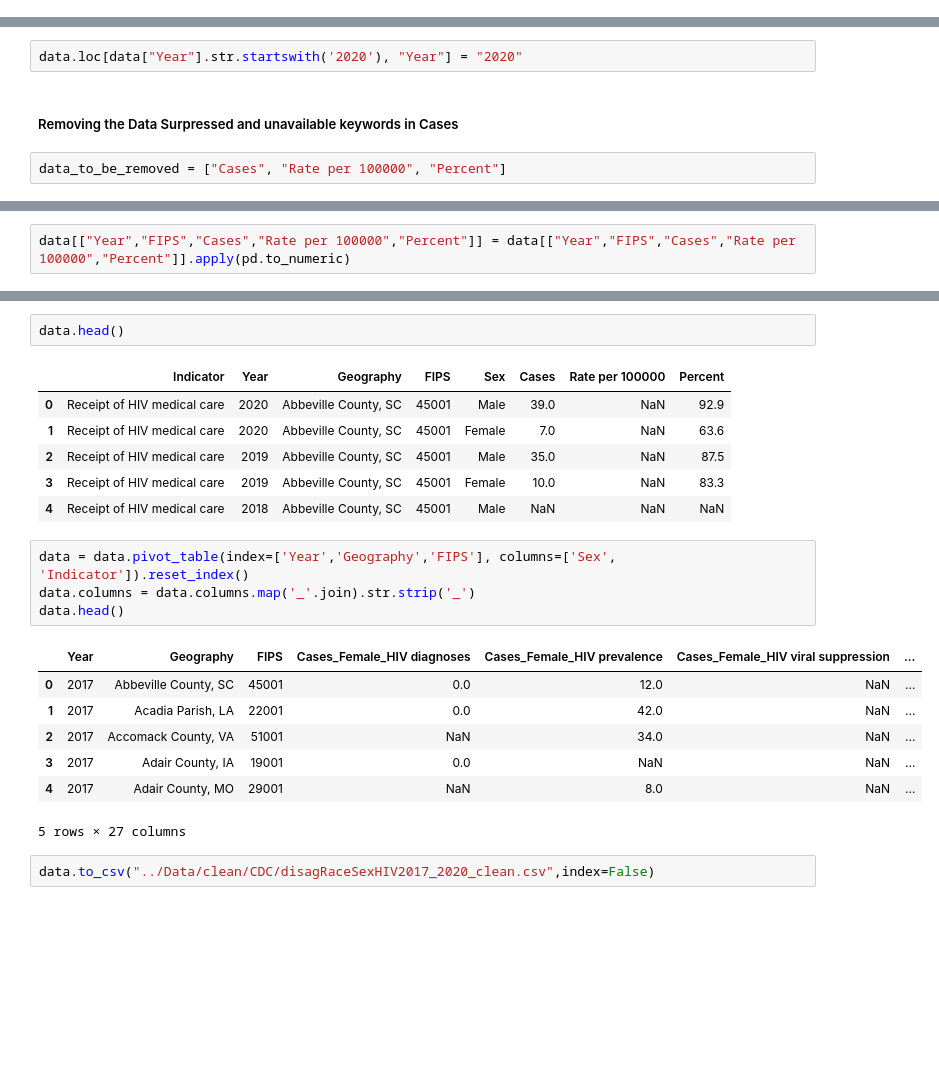
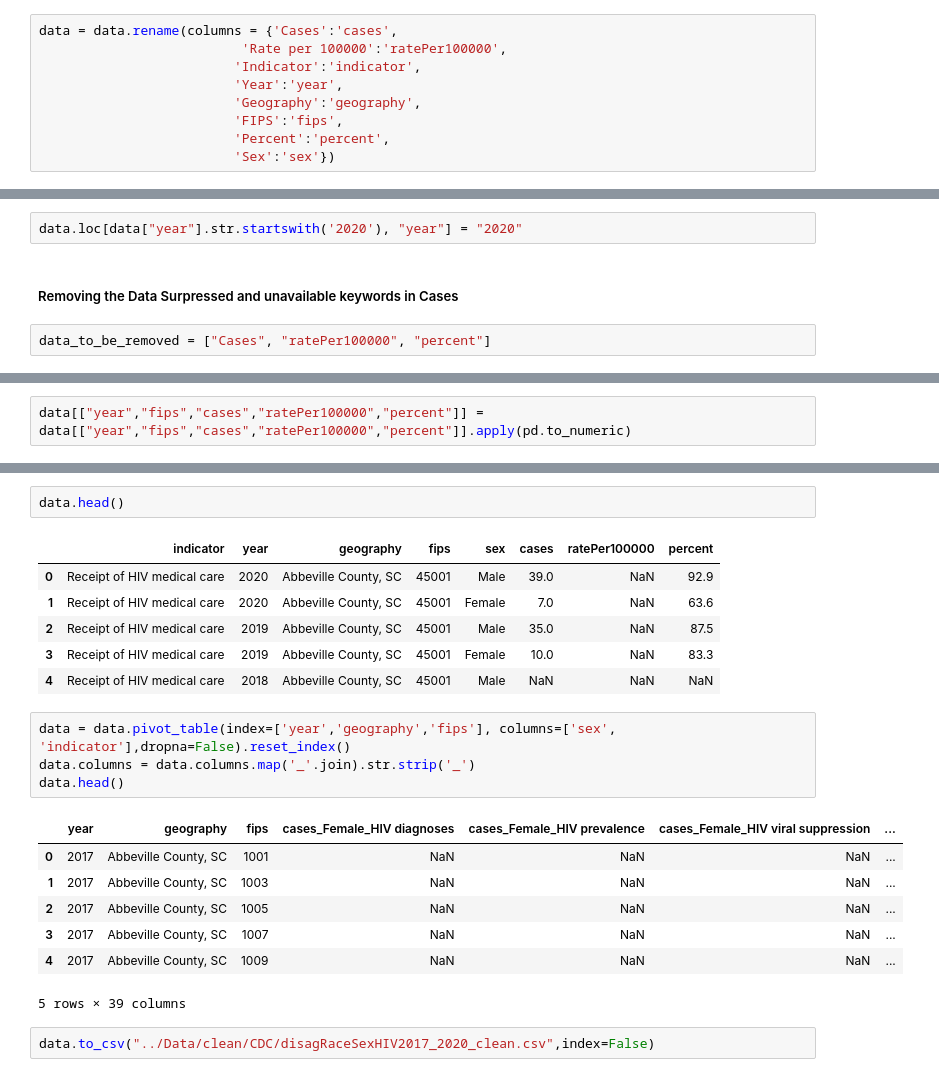
Before and after one commit to JayRPhilbrick/bdsi22dataminingsti, a Jupyter notebook: notebooks/HIV_cleaning.ipynb, the cells around one changed output, grey strips where cells are left out. Cells and saved outputs as stored; diff of their text form; blank space fills up the shorter version.

```diff
--- a/notebooks/HIV_cleaning.ipynb
+++ b/notebooks/HIV_cleaning.ipynb
@@ -22,11 +29,20 @@ data.head()
+# %%
+data = data.rename(columns = {'Cases':'cases',
+                          'Rate per 100000':'ratePer100000',
+                         'Indicator':'indicator',
+                         'Year':'year',
+                         'Geography':'geography',
+                         'FIPS':'fips',
+                         'Percent':'percent',
+                         'Sex':'sex'})
 # %% [markdown]
 ##### Removing the 2020 (COVID-19 Pandemic) keyword to 2020
 # %%
-data.loc[data["Year"].str.startswith('2020'), "Year"] = "2020"
+data.loc[data["year"].str.startswith('2020'), "year"] = "2020"
 # %% [markdown]
 ##### Removing the Data Surpressed and unavailable keywords in Cases
 # %%
-data_to_be_removed = ["Cases", "Rate per 100000", "Percent"]
+data_to_be_removed = ["Cases", "ratePer100000", "percent"]
 # %%
 for col in data_to_be_removed:
     data.loc[data[col].str.contains("Data",na = False), col] = np.nan
@@ -34,2 +52,2 @@ for col in data_to_be_removed:
 # %%
-data[["Year","FIPS","Cases","Rate per 100000","Percent"]] = data[["Year","FIPS","Cases","Rate per 100000","Percent"]].apply(pd.to_numeric)
+data[["year","fips","cases","ratePer100000","percent"]] = data[["year","fips","cases","ratePer100000","percent"]].apply(pd.to_numeric)
@@ -49,24 +76,24 @@ dtype: object
 # %%
 data.head()
 # %% [output]
-|  | Indicator | Year | Geography | FIPS | Sex | Cases | Rate per 100000 | Percent |
+|  | indicator | year | geography | fips | sex | cases | ratePer100000 | percent |
 | 0 | Receipt of HIV medical care | 2020 | Abbeville County, SC | 45001 | Male | 39.0 | NaN | 92.9 |
 | 1 | Receipt of HIV medical care | 2020 | Abbeville County, SC | 45001 | Female | 7.0 | NaN | 63.6 |
 | 2 | Receipt of HIV medical care | 2019 | Abbeville County, SC | 45001 | Male | 35.0 | NaN | 87.5 |
 | 3 | Receipt of HIV medical care | 2019 | Abbeville County, SC | 45001 | Female | 10.0 | NaN | 83.3 |
 | 4 | Receipt of HIV medical care | 2018 | Abbeville County, SC | 45001 | Male | NaN | NaN | NaN |
 # %%
-data = data.pivot_table(index=['Year','Geography','FIPS'], columns=['Sex', 'Indicator']).reset_index()
+data = data.pivot_table(index=['year','geography','fips'], columns=['sex', 'indicator'],dropna=False).reset_index()
 data.columns = data.columns.map('_'.join).str.strip('_')
 data.head()
 # %% [output]
-|  | Year | Geography | FIPS | Cases_Female_HIV diagnoses | Cases_Female_HIV prevalence | Cases_Female_HIV viral suppression | ... |
-| 0 | 2017 | Abbeville County, SC | 45001 | 0.0 | 12.0 | NaN | ... |
-| 1 | 2017 | Acadia Parish, LA | 22001 | 0.0 | 42.0 | NaN | ... |
-| 2 | 2017 | Accomack County, VA | 51001 | NaN | 34.0 | NaN | ... |
-| 3 | 2017 | Adair County, IA | 19001 | 0.0 | NaN | NaN | ... |
-| 4 | 2017 | Adair County, MO | 29001 | NaN | 8.0 | NaN | ... |
+|  | year | geography | fips | cases_Female_HIV diagnoses | cases_Female_HIV prevalence | cases_Female_HIV viral suppression | ... |
+| 0 | 2017 | Abbeville County, SC | 1001 | NaN | NaN | NaN | ... |
+| 1 | 2017 | Abbeville County, SC | 1003 | NaN | NaN | NaN | ... |
+| 2 | 2017 | Abbeville County, SC | 1005 | NaN | NaN | NaN | ... |
+| 3 | 2017 | Abbeville County, SC | 1007 | NaN | NaN | NaN | ... |
+| 4 | 2017 | Abbeville County, SC | 1009 | NaN | NaN | NaN | ... |
-5 rows × 27 columns
+5 rows × 39 columns
 # %%
 data.to_csv("../Data/clean/CDC/disagRaceSexHIV2017_2020_clean.csv",index=False)
 # %%
```
Also changed, not shown: parts of 6 cells of this notebook, 2 other files.
